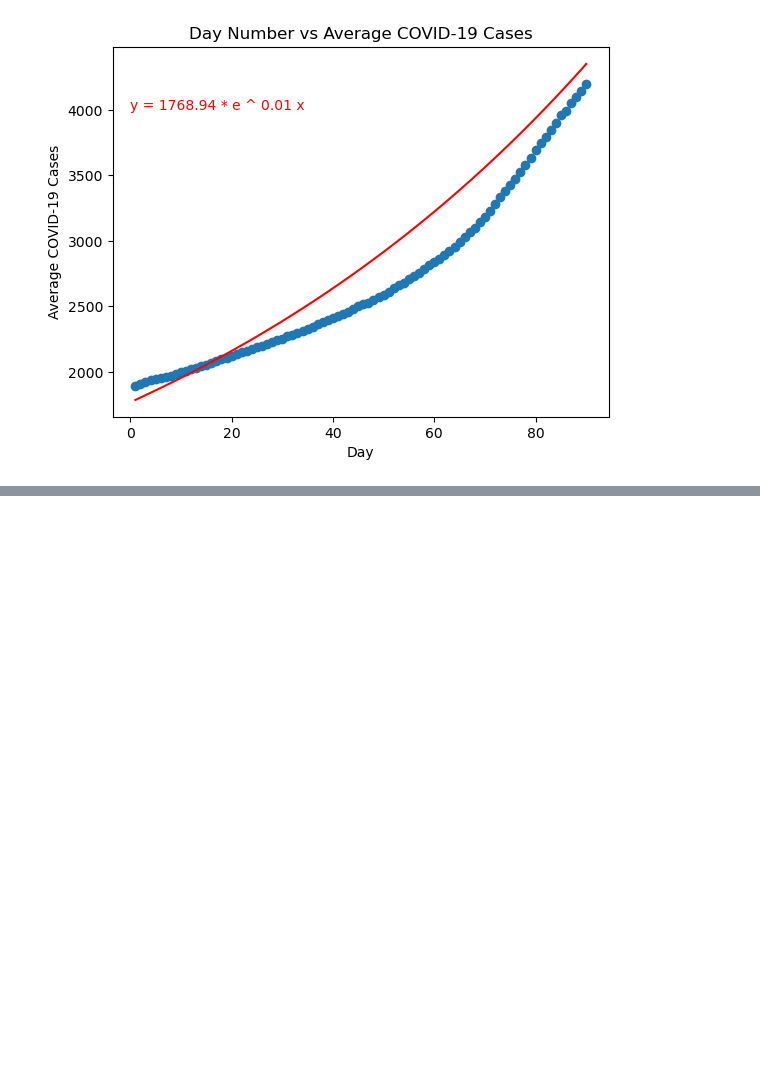
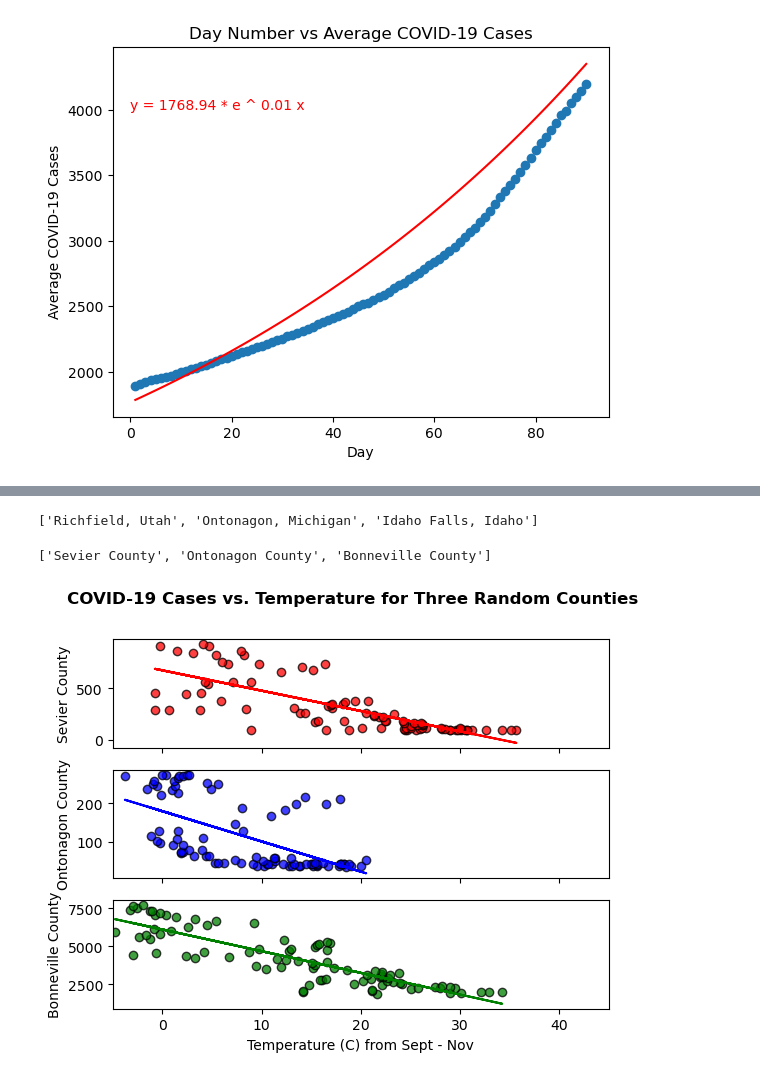
Before and after one commit to ryankracaw/project-one, a Jupyter notebook: fall.ipynb, the cells around one changed output, grey strips where cells are left out. Saved outputs shown, nothing was run; the diff lists cells and outputs as text; code cells hidden in the pictures; blank space fills up the shorter version.

```diff
--- a/fall.ipynb
+++ b/fall.ipynb
@@ -209,0 +178,10 @@ print(p_r)
+# %%
+# Show list of cities
+cities
+# %% [output]
+['Richfield, Utah', 'Ontonagon, Michigan', 'Idaho Falls, Idaho']
+# %%
+# Show the counties the cites are in
+counties
+# %% [output]
+['Sevier County', 'Ontonagon County', 'Bonneville County']
@@ -209,0 +214,38 @@ print(p_r)
+# %%
+# Calculate all of the third city's stats
+city3_state = [state for state in random_cities_df['State']]
+city3_county = counties[2].replace(" County", "")
+city3_cases = fall_covid_df.loc[fall_covid_df['county']==city3_county]
+city3_cases = city3_cases.loc[city3_cases['state']==city3_state[2]]
+city3_cases = city3_cases['cases']
+city3_temp = city_data_df[cities[2]][2]
+
+# Calculate regression and line for city 3
+p3_slope, p3_int, p3_r, p3_p, p3_std_err = stats.linregress(city3_temp, city3_cases)
+p3_fit = [(p3_slope*i) + p3_int for i in city3_temp]
+line3_equation = "y = " + str(round(p3_slope,2)) + "x + " + str(round(p3_int,2))
+# %%
+# Generate a facet plot of all 3 figures
+fig, (ax1, ax2, ax3) = plt.subplots(3, sharex=True)
+fig.suptitle("COVID-19 Cases vs. Temperature for Three Random Counties", fontweight="bold")
+
+ax1.set_xlim(-5, 45)
+ax1.scatter(city1_temp, city1_cases, color='r', alpha=0.75, edgecolors='black')
+ax1.plot(city1_temp, p1_fit, color="red")
+#ax1.annotate(f"r-squared: {round(p1_r**2, 3)}", (30, 12000))
+ax1.set_ylabel(counties[0])
+
+ax2.scatter(city2_temp, city2_cases, color='b', alpha=0.75, edgecolors='black')
+ax2.plot(city2_temp, p2_fit, color="blue")
+#ax2.annotate(f"r-squared: {round(p2_r**2, 3)}", (30, 75000))
+ax2.set_ylabel(counties[1])
+
+ax3.scatter(city3_temp, city3_cases, color='g', alpha=0.75, edgecolors='black')
+ax3.plot(city3_temp, p3_fit, color="green")
+#ax3.annotate(f"r-squared: {round(p3_r**2, 3)}", (30, 3200))
+ax3.set_ylabel(counties[2])
+ax3.set_xlabel("Temperature (C) from Sept - Nov")
+
+plt.show()
+# %% [output]
+[figure, added]
```
Also changed, not shown: parts of 9 cells of this notebook.
